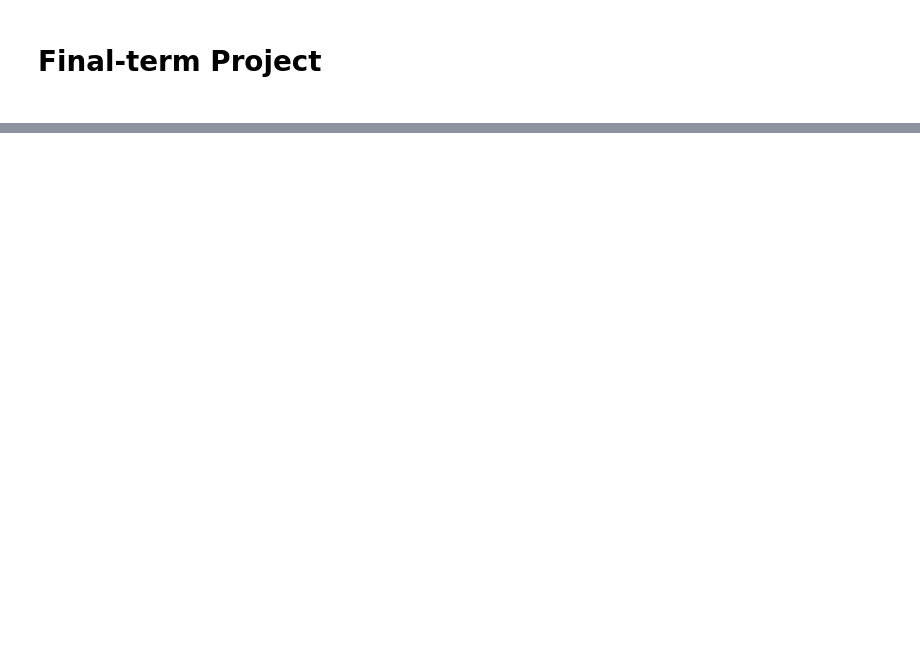
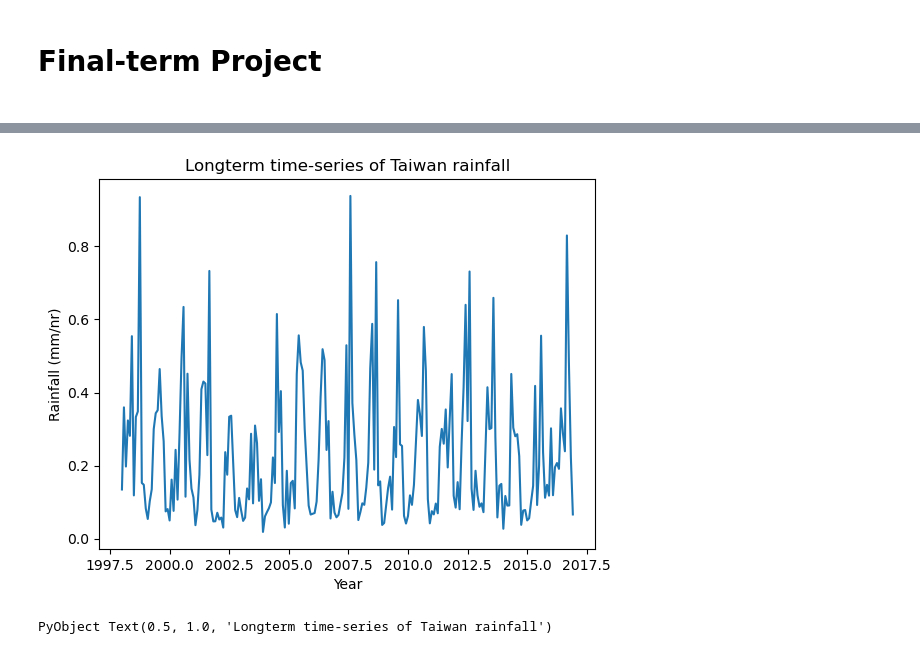
Before and after one commit to ja754969/Julia-Programming, a Jupyter notebook: Homework/final-term-project_TsengYuHao.ipynb, the cells around one changed output, grey strips where cells are left out. Cells and saved outputs as stored; diff of their text form; code cells hidden in the pictures; blank space fills up the shorter version.

```diff
--- a/Homework/final-term-project_TsengYuHao.ipynb
+++ b/Homework/final-term-project_TsengYuHao.ipynb
@@ -35,0 +102,8 @@ UndefVarError: UndefVarError: matopen not defined
+# %%
+plot(time,rain_timeseries)
+xlabel("Year")
+ylabel("Rainfall (mm/hr)")
+title("Longterm time-series of Taiwan rainfall")
+# %% [output]
+[figure, added]
+PyObject Text(0.5, 1.0, 'Longterm time-series of Taiwan rainfall')
```
Also changed, not shown: parts of 8 cells of this notebook, 5 other files.
